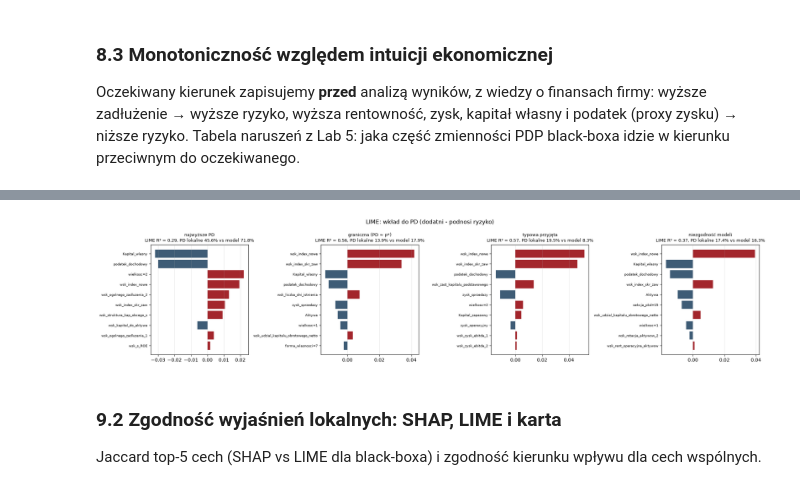
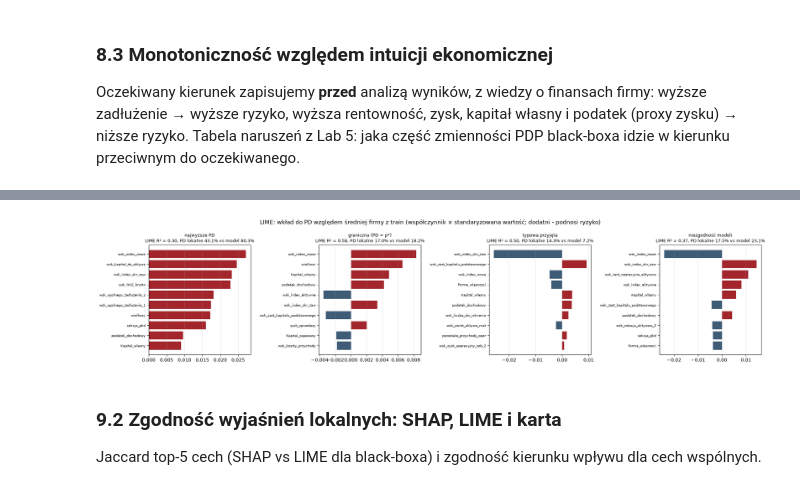
Before and after one commit to szymanskibartosz1/warsztaty_badawcze_projekt_1, a Jupyter notebook: wyjasnialnosc/projekt1_rating.ipynb, the cells around one changed output, grey strips where cells are left out. Drawn from its saved outputs; the diff is of its cells as text; code cells hidden in the pictures.

```diff
--- a/wyjasnialnosc/projekt1_rating.ipynb
+++ b/wyjasnialnosc/projekt1_rating.ipynb
@@ -1665,36 +1677,45 @@ def do_lime(Xw):
     return pd.concat([A, B], axis=1)[FEATURES].to_numpy(dtype=float)
 
 def z_lime(M):
     # macierz LIME -> DataFrame dla black-boxa
     D = pd.DataFrame(M, columns=FEATURES)
     for c in cat_cols:
         D[c] = [kat_wartosci[c][int(round(v))] for v in D[c]]
     return D
 
 def f_lime(M):
     return black_box.predict_proba(z_lime(M))
 
 L_TR, L_TE = do_lime(X_tr), do_lime(X_te)
 idx_kat = [FEATURES.index(c) for c in cat_cols]
 
 def lime_explainer(seed, kernel_width=None):
     return LimeTabularExplainer(L_TR, feature_names=FEATURES, categorical_features=idx_kat, class_names=["brak", "default"],
                                 discretize_continuous=False, sample_around_instance=True, kernel_width=kernel_width, random_state=seed)
 
+_skaler_lime = lime_explainer(RNG_SEED).scaler
+LIME_SREDNIA, LIME_SKALA = _skaler_lime.mean_.copy(), _skaler_lime.scale_.copy()
+
+def lime_wklady(e, x):
+    # wkład cechy = współczynnik LIME × standaryzowana wartość firmy (względem średniej train); kategorie: wskaźnik „ta sama kategoria” = 1
+    xs = (x - LIME_SREDNIA) / LIME_SKALA
+    xs[idx_kat] = 1.0
+    return pd.Series({FEATURES[j]: b * xs[j] for j, b in e.local_exp[1]})
+
 def lime_wyjasnij(i, seed=RNG_SEED, num_samples=5000, kernel_width=None, num_features=10):   # z Lab 6 (5), zmienione ustawienia - opis wyżej
     return lime_explainer(seed, kernel_width).explain_instance(L_TE[i], f_lime, num_features=num_features, num_samples=num_samples)
 
 LIME = {}
 fig, axes = plt.subplots(1, 4, figsize=(20, 4.5))
 for ax, (nazwa, i) in zip(axes, PRZYPADKI.items()):
     e = lime_wyjasnij(i); LIME[nazwa] = e
-    lst = sorted(e.as_list(), key=lambda t: abs(t[1]))
+    lst = sorted(lime_wklady(e, L_TE[i]).items(), key=lambda t: abs(t[1]))
     ax.barh([a for a, _ in lst], [b for _, b in lst], color=[KOL["test"] if b > 0 else KOL["train"] for _, b in lst])
     ax.set_title(f"{nazwa}\nLIME R² = {e.score:.2f}, PD lokalne {e.local_pred[0]:.1%} vs model {f_lime(L_TE[[i]])[0, 1]:.1%}", fontsize=9)
     ax.tick_params(axis="y", labelsize=7); ax.grid(axis="x", alpha=0.3)
-plt.suptitle("LIME: wkład do PD (dodatni - podnosi ryzyko)"); plt.tight_layout(); plt.savefig("wykresy/lime_przypadki.png", dpi=110); plt.show()
+plt.suptitle("LIME: wkład do PD względem średniej firmy z train (współczynnik × standaryzowana wartość; dodatni - podnosi ryzyko)"); plt.tight_layout(); plt.savefig("wykresy/lime_przypadki.png", dpi=110); plt.show()
 # %% [output]
-[figure, old version]
+[figure, new version]
 # %% [markdown]
 ### 9.2 Zgodność wyjaśnień lokalnych: SHAP, LIME i karta
 
```
Also changed, not shown: parts of 102 cells of this notebook, 29 other files.
